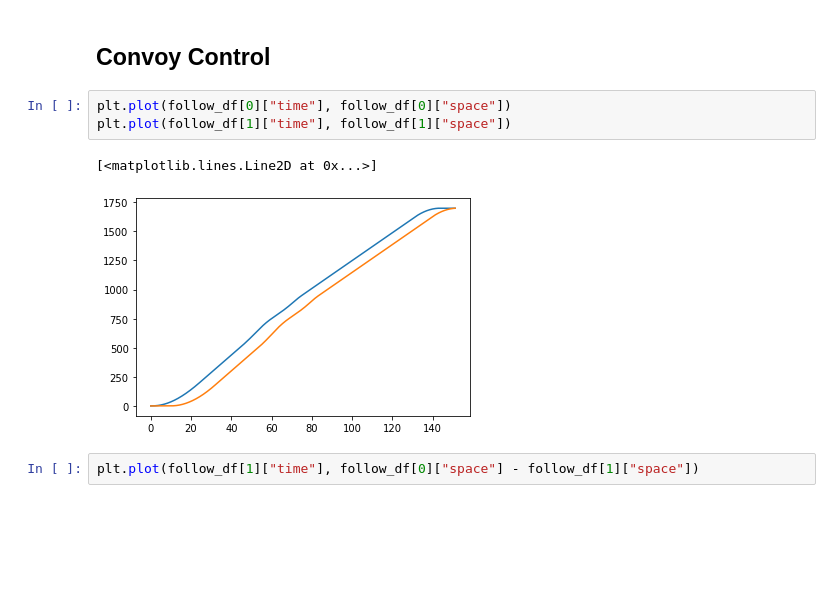
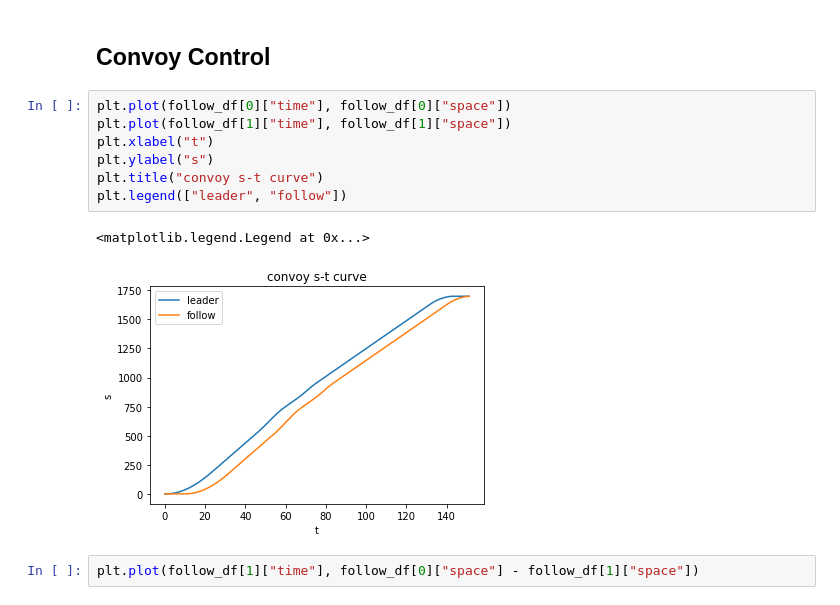
Before and after one commit to hzn18/train-platform, a Jupyter notebook: analysis/DPVisualization.ipynb, the cells around one changed output. Saved outputs shown, nothing was run; the diff lists cells and outputs as text; blank space fills up the shorter version.

```diff
--- a/analysis/DPVisualization.ipynb
+++ b/analysis/DPVisualization.ipynb
@@ -57,9 +57,13 @@ plt.show()
 # %%
 plt.plot(follow_df[0]["time"], follow_df[0]["space"])
 plt.plot(follow_df[1]["time"], follow_df[1]["space"])
+plt.xlabel("t")
+plt.ylabel("s")
+plt.title("convoy s-t curve")
+plt.legend(["leader", "follow"])
 # %% [output]
-[<matplotlib.lines.Line2D at 0x...>]
+<matplotlib.legend.Legend at 0x...>
-[figure, old version]
+[figure, new version]
 # %%
 plt.plot(follow_df[1]["time"], follow_df[0]["space"] - follow_df[1]["space"])
 # %% [output]
```
Also changed, not shown: parts of 1 cell of this notebook, 3 other files.
